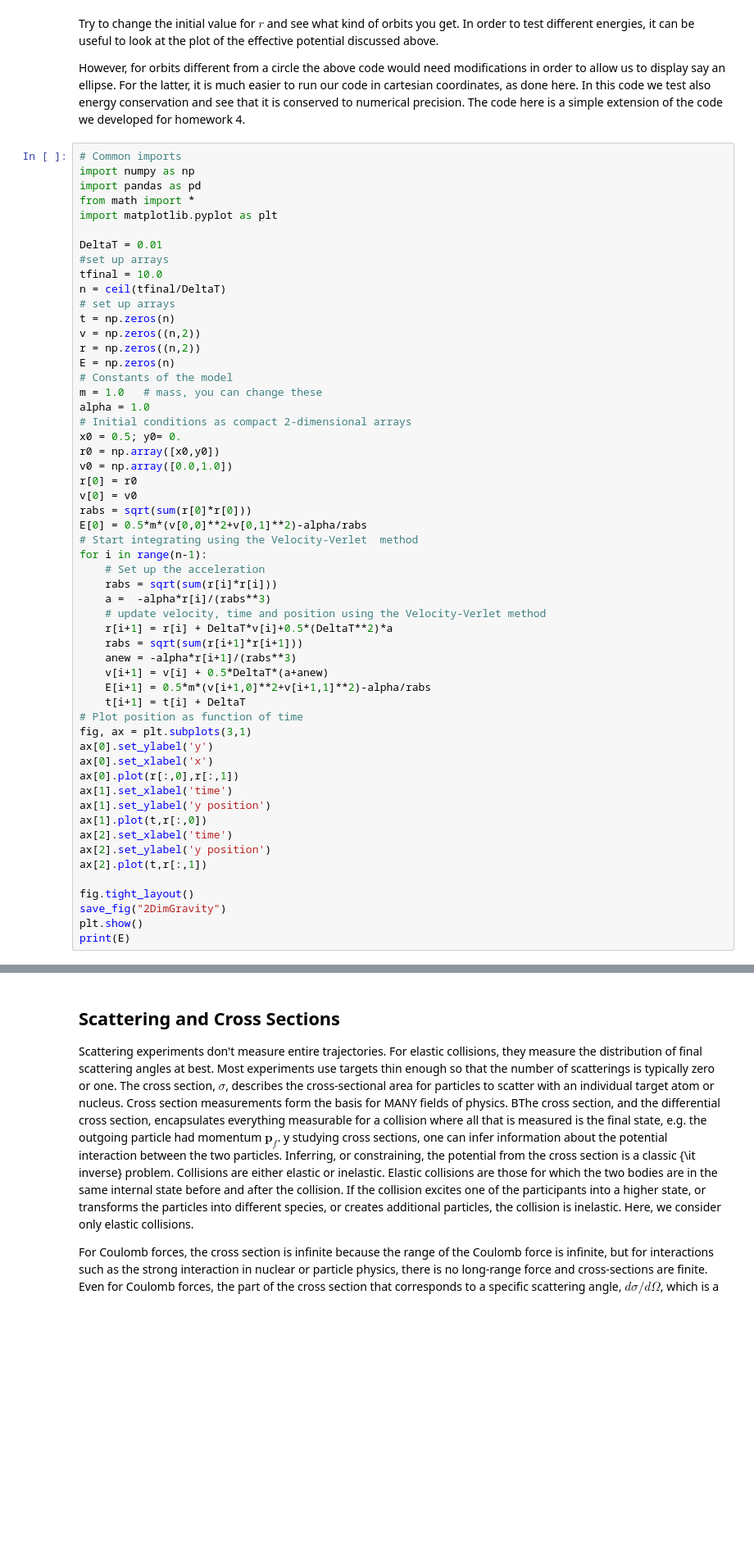
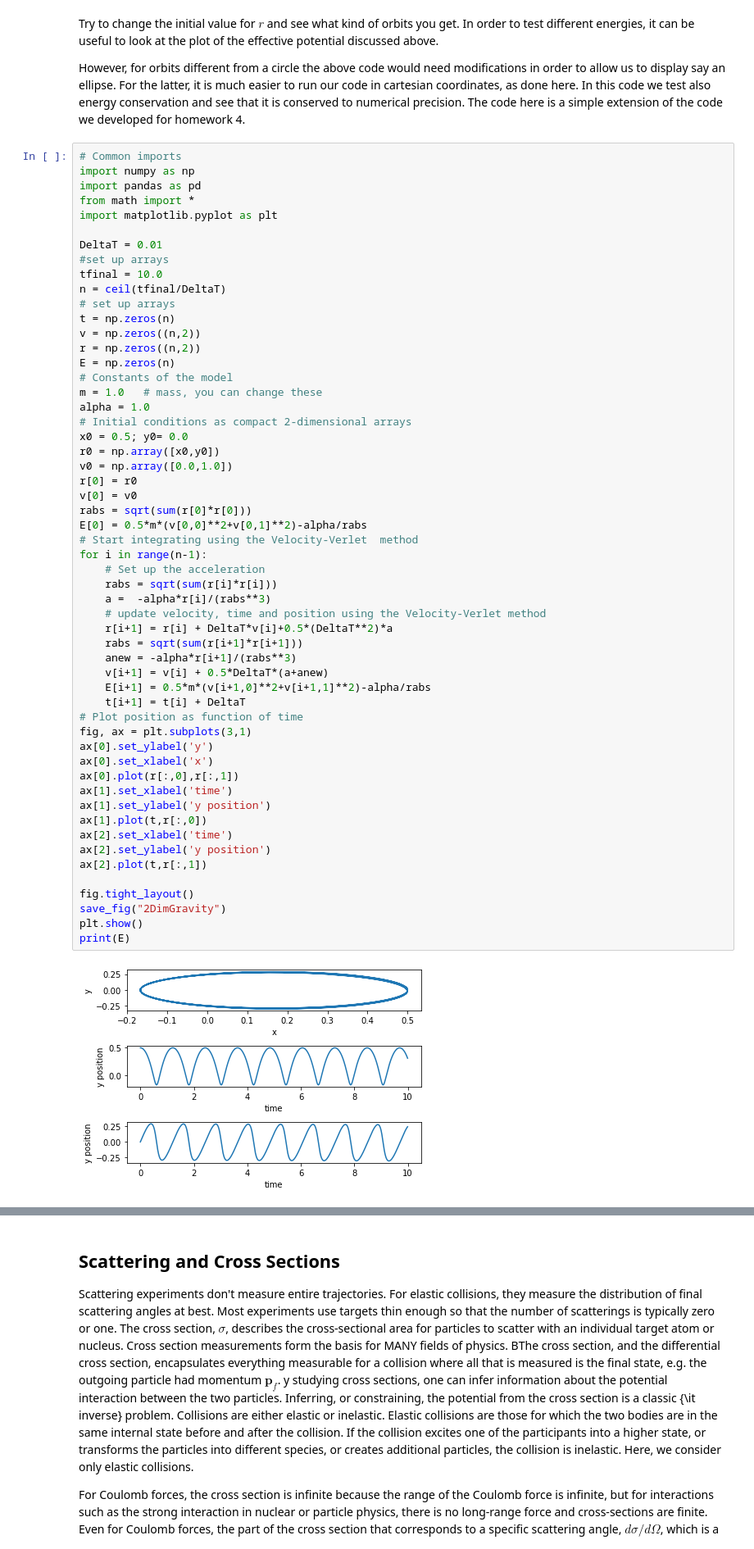
Before and after one commit to mhjensen/Physics321, a Jupyter notebook: doc/pub/week12/ipynb/week12.ipynb, the cells around one changed output, grey strips where cells are left out. Shown at 82% size. Cells and saved outputs as stored; diff of their text form; blank space fills up the shorter version.

```diff
--- a/doc/pub/week12/ipynb/week12.ipynb
+++ b/doc/pub/week12/ipynb/week12.ipynb
@@ -820,7 +822,7 @@ E = np.zeros(n)
 m = 1.0   # mass, you can change these
 alpha = 1.0
 # Initial conditions as compact 2-dimensional arrays
-x0 = 0.5; y0= 0.
+x0 = 0.5; y0= 0.0
 r0 = np.array([x0,y0])
 v0 = np.array([0.0,1.0])
 r[0] = r0
@@ -828,30 +830,32 @@ v[0] = v0
 rabs = sqrt(sum(r[0]*r[0]))
 E[0] = 0.5*m*(v[0,0]**2+v[0,1]**2)-alpha/rabs
 # Start integrating using the Velocity-Verlet  method
 for i in range(n-1):
     # Set up the acceleration
     rabs = sqrt(sum(r[i]*r[i]))
     a =  -alpha*r[i]/(rabs**3)
     # update velocity, time and position using the Velocity-Verlet method
     r[i+1] = r[i] + DeltaT*v[i]+0.5*(DeltaT**2)*a
     rabs = sqrt(sum(r[i+1]*r[i+1]))
     anew = -alpha*r[i+1]/(rabs**3)
     v[i+1] = v[i] + 0.5*DeltaT*(a+anew)
     E[i+1] = 0.5*m*(v[i+1,0]**2+v[i+1,1]**2)-alpha/rabs
     t[i+1] = t[i] + DeltaT
 # Plot position as function of time
 fig, ax = plt.subplots(3,1)
 ax[0].set_ylabel('y')
 ax[0].set_xlabel('x')
 ax[0].plot(r[:,0],r[:,1])
 ax[1].set_xlabel('time')
 ax[1].set_ylabel('y position')
 ax[1].plot(t,r[:,0])
 ax[2].set_xlabel('time')
 ax[2].set_ylabel('y position')
 ax[2].plot(t,r[:,1])
 
 fig.tight_layout()
 save_fig("2DimGravity")
 plt.show()
 print(E)
+# %% [output]
+[figure, added]
```
Also changed, not shown: parts of 3 cells of this notebook, 3 other files.
